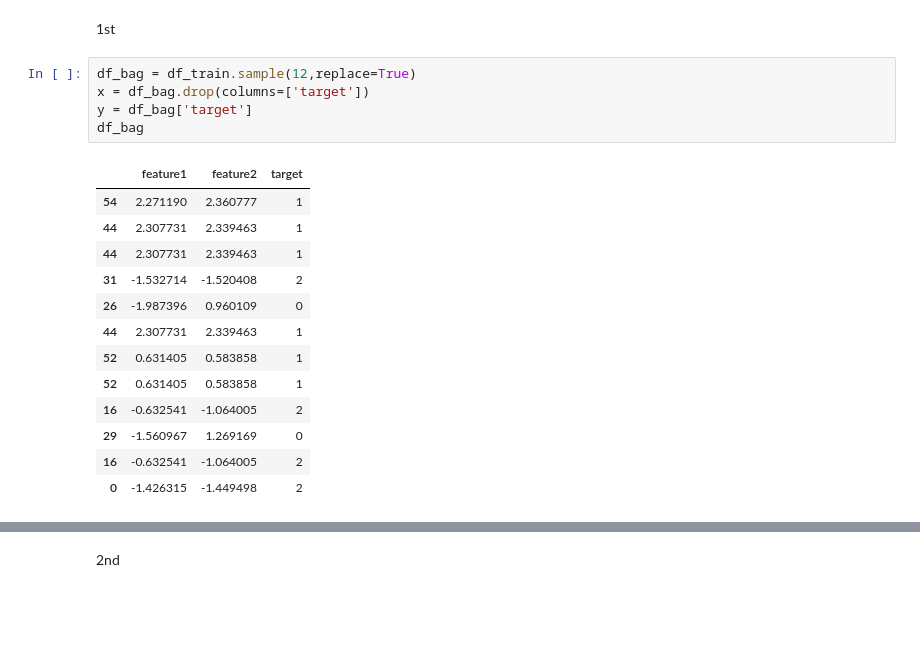
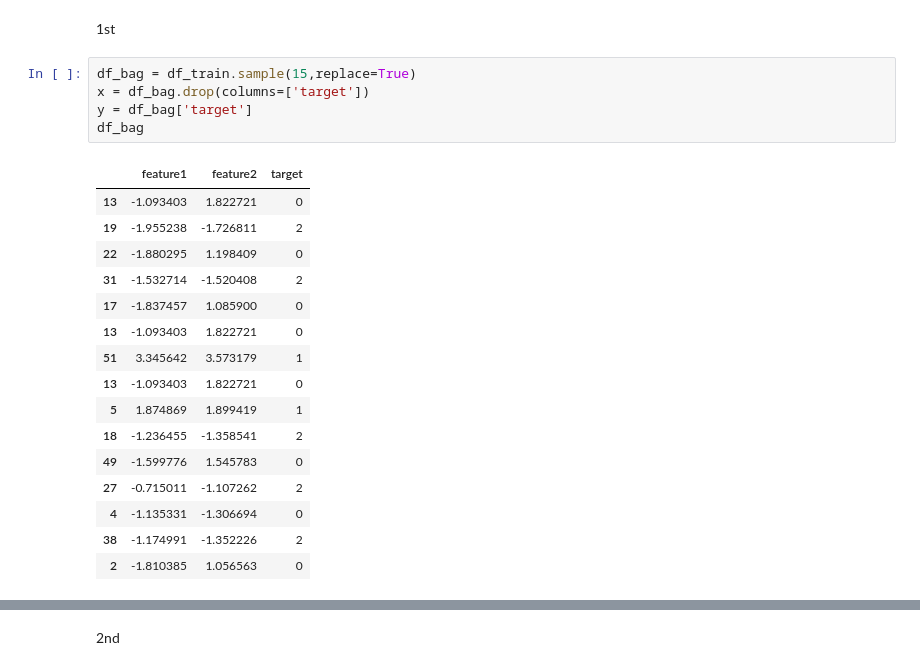
Before and after one commit to Khushi130404/Ensemble-Learning, a Jupyter notebook: Bagging_Ensemble/bagging_learning.ipynb, the cells around one changed output, grey strips where cells are left out. Saved outputs shown, nothing was run; the diff lists cells and outputs as text; blank space fills up the shorter version.

```diff
--- a/Bagging_Ensemble/bagging_learning.ipynb
+++ b/Bagging_Ensemble/bagging_learning.ipynb
@@ -54,24 +54,27 @@ Bagging
 # %% [markdown]
 1st
 # %%
-df_bag = df_train.sample(12,replace=True)
+df_bag = df_train.sample(15,replace=True)
 x = df_bag.drop(columns=['target'])
 y = df_bag['target']
 df_bag
 # %% [output]
 |  | feature1 | feature2 | target |
-| 54 | 2.271190 | 2.360777 | 1 |
-| 44 | 2.307731 | 2.339463 | 1 |
-| 44 | 2.307731 | 2.339463 | 1 |
+| 13 | -1.093403 | 1.822721 | 0 |
+| 19 | -1.955238 | -1.726811 | 2 |
+| 22 | -1.880295 | 1.198409 | 0 |
 | 31 | -1.532714 | -1.520408 | 2 |
-| 26 | -1.987396 | 0.960109 | 0 |
-| 44 | 2.307731 | 2.339463 | 1 |
-| 52 | 0.631405 | 0.583858 | 1 |
-| 52 | 0.631405 | 0.583858 | 1 |
-| 16 | -0.632541 | -1.064005 | 2 |
-| 29 | -1.560967 | 1.269169 | 0 |
-| 16 | -0.632541 | -1.064005 | 2 |
-| 0 | -1.426315 | -1.449498 | 2 |
+| 17 | -1.837457 | 1.085900 | 0 |
+| 13 | -1.093403 | 1.822721 | 0 |
+| 51 | 3.345642 | 3.573179 | 1 |
+| 13 | -1.093403 | 1.822721 | 0 |
+| 5 | 1.874869 | 1.899419 | 1 |
+| 18 | -1.236455 | -1.358541 | 2 |
+| 49 | -1.599776 | 1.545783 | 0 |
+| 27 | -0.715011 | -1.107262 | 2 |
+| 4 | -1.135331 | -1.306694 | 0 |
+| 38 | -1.174991 | -1.352226 | 2 |
+| 2 | -1.810385 | 1.056563 | 0 |
 # %%
 dt1 = DecisionTreeClassifier()
 evaluate(dt1,x,y)
```
Also changed, not shown: parts of 6 cells of this notebook.
